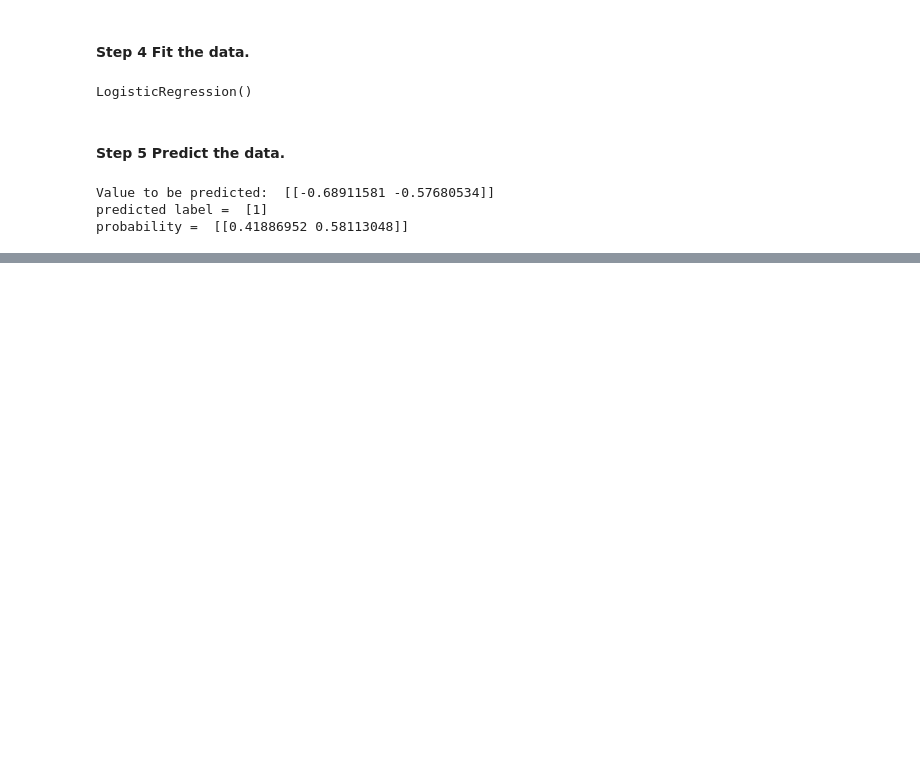
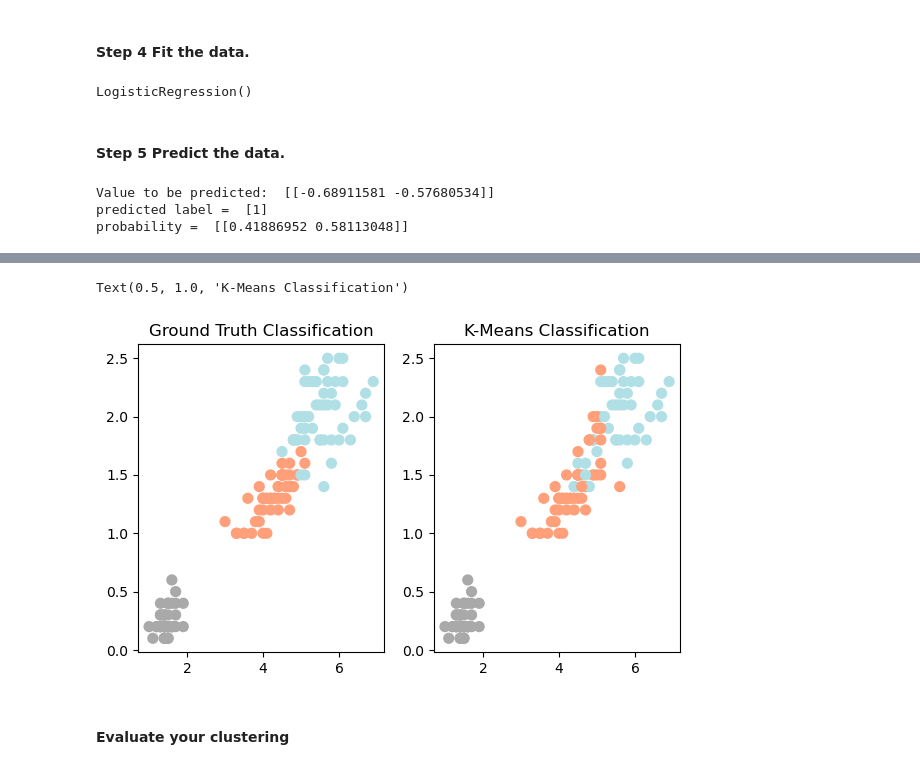
Before and after one commit to MurimiCaroline/Code4Future, a Jupyter notebook: handsonModels.ipynb, the cells around one changed output, grey strips where cells are left out. Saved outputs shown, nothing was run; the diff lists cells and outputs as text; code cells hidden in the pictures; blank space fills up the shorter version.

```diff
--- a/handsonModels.ipynb
+++ b/handsonModels.ipynb
@@ -379,0 +443,14 @@ probability =  [[0.41886952 0.58113048]]
+# %%
+relabeled = np.choose(clustering.labels_, [2, 0, 1]).astype(np.int64)
+plt.subplot(1,2,1)
+plt.scatter(x=iris_df['Petal Length'], y=iris_df['Petal Width'], c=color_theme[iris.target], s=50)
+plt.title('Ground Truth Classification')
+
+plt.subplot(1,2,2)
+plt.scatter(x=iris_df['Petal Length'], y=iris_df['Petal Width'], c=color_theme[relabeled], s=50)
+plt.title('K-Means Classification')
+# %% [output]
+Text(0.5, 1.0, 'K-Means Classification')
+[figure, added]
+# %% [markdown]
+#### Evaluate your clustering
```
Also changed, not shown: parts of 14 cells of this notebook.
